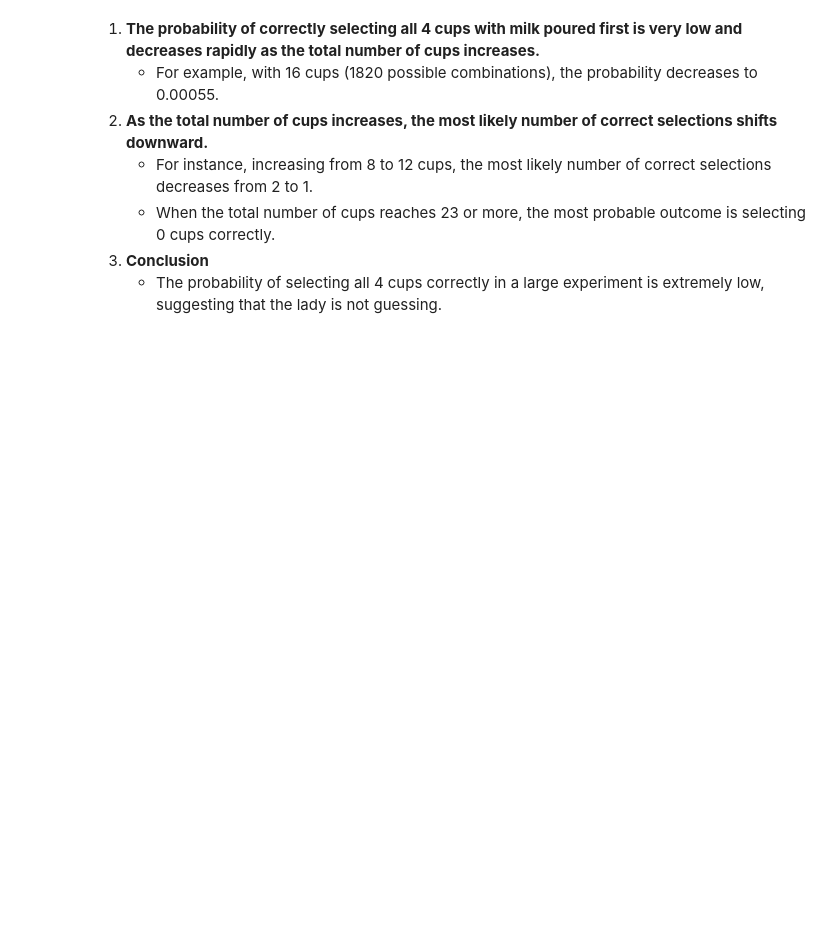
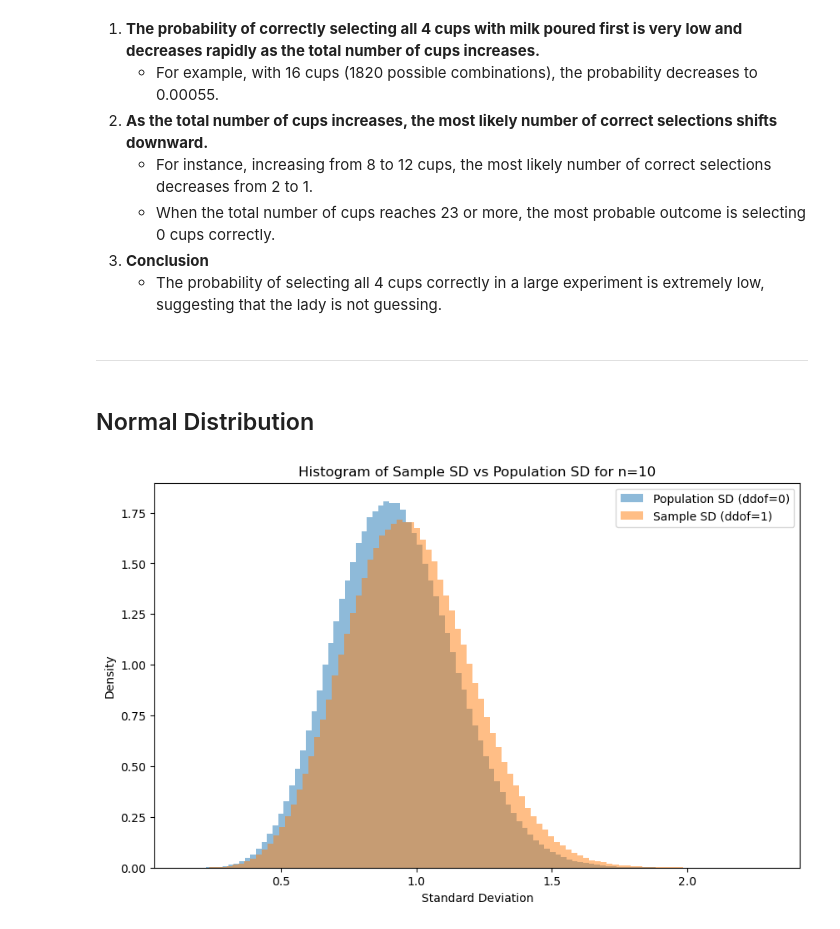
Before and after one commit to RobAstur/Applied-Statistics, a Jupyter notebook: problems.ipynb, the cells around one changed output. Cells and saved outputs as stored; diff of their text form; code cells hidden in the pictures; blank space fills up the shorter version.

Commit message:
some work normal distribution

```diff
--- a/problems.ipynb
+++ b/problems.ipynb
@@ -125,3 +125,33 @@ for r in range(5):
    - When the total number of cups reaches 23 or more, the most probable outcome is selecting 0 cups correctly.
 3. **Conclusion**
     -   The probability of selecting all 4 cups correctly in a large experiment is extremely low, suggesting that the lady is not guessing.
+# %% [markdown]
+---
+# %% [markdown]
+## Normal Distribution
+# %%
+# random generate the samples. Info about  no.random.normal can be found on (link)
+#Anadir info about loc, scale
+samples = np.random.normal(loc=0, scale=1, size=(100000, 10))
+# %%
+
+# Standard deviations
+#https://numpy.org/doc/stable/reference/generated/numpy.std.html
+#https://www.geeksforgeeks.org/python/numpy-std-in-python/
+# info about DDof https://tidystat.com/when-to-use-ddof1-in-np-std/
+sd_ddof1 = np.std(samples, axis=1, ddof=1)
+sd_ddof0 = np.std(samples, axis=1, ddof=0)
+# %%
+
+
+# Plot histograms
+plt.figure(figsize=(10, 6))
+plt.hist(sd_ddof0, bins=100, alpha=0.5, label='Population SD (ddof=0)', density=True)
+plt.hist(sd_ddof1, bins=100, alpha=0.5, label='Sample SD (ddof=1)', density=True)
+plt.xlabel('Standard Deviation')
+plt.ylabel('Density')
+plt.title('Histogram of Sample SD vs Population SD for n=10')
+plt.legend()
+plt.show()
+# %% [output]
+[figure, added]
```
